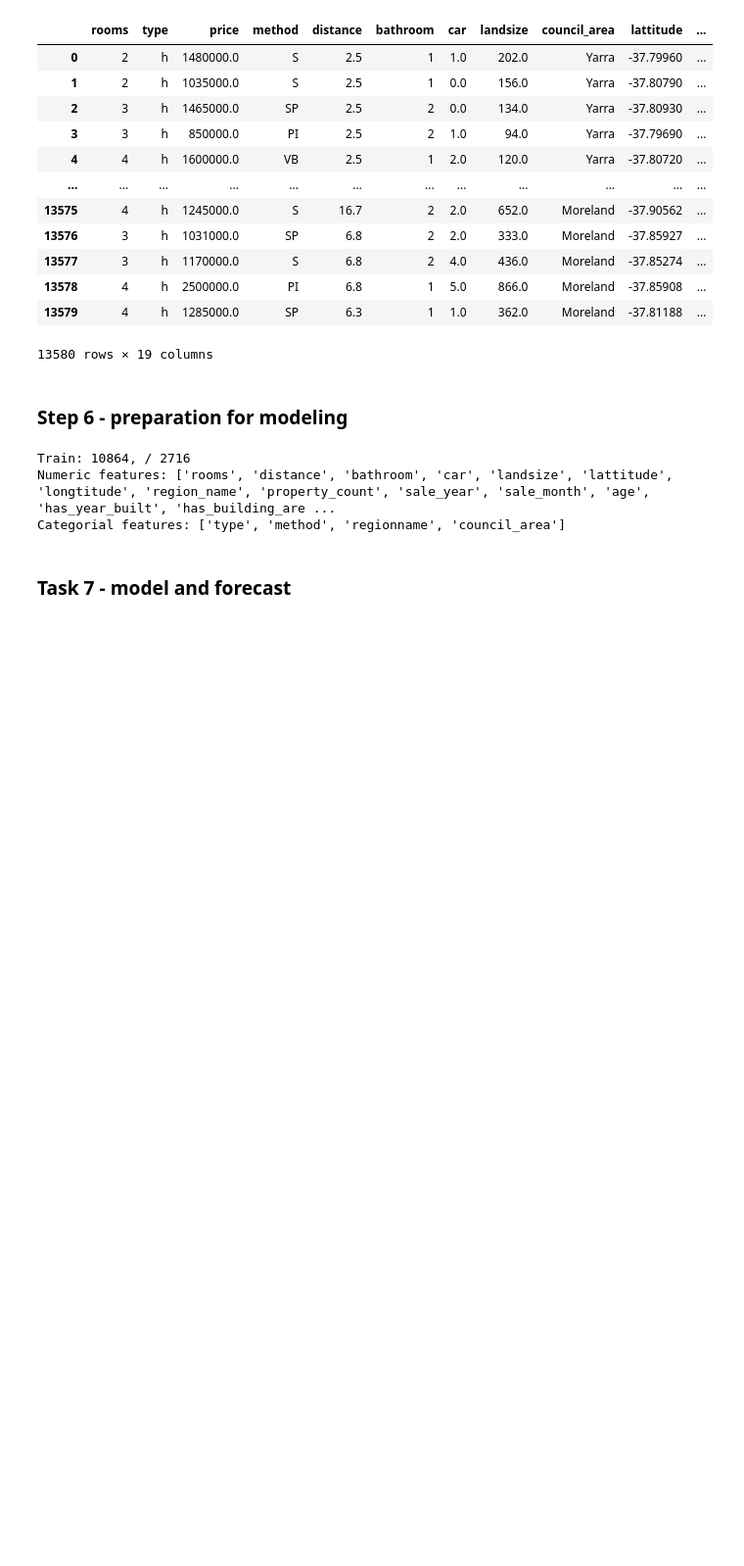
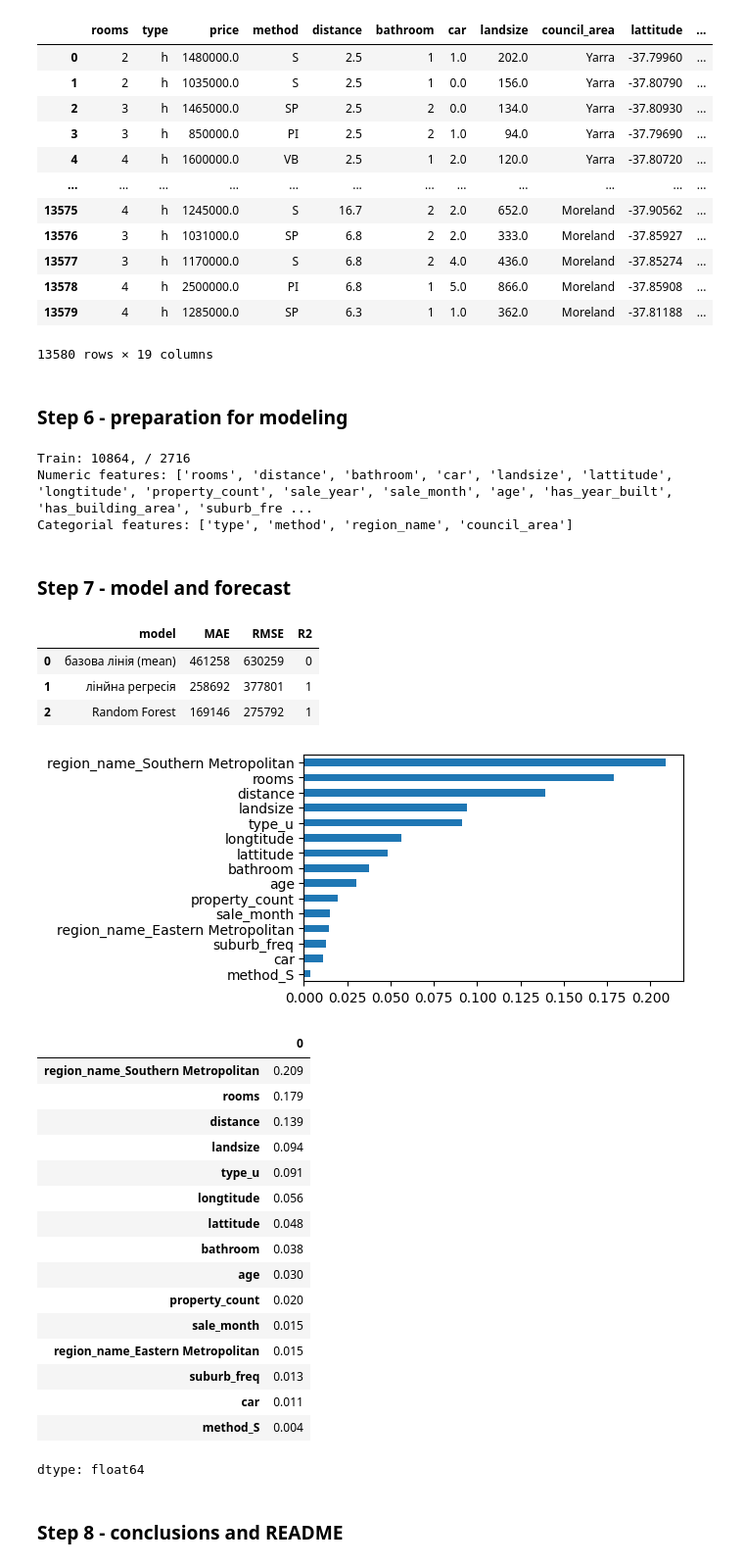
Before and after one commit to zzzer0-wav/Melbourne_Housing, a Jupyter notebook: notebooks/melbourne_housing.ipynb, the cells around one changed output. Shown at 98% size. Cells and saved outputs as stored; diff of their text form; code cells hidden in the pictures; blank space fills up the shorter version.

```diff
--- a/notebooks/melbourne_housing.ipynb
+++ b/notebooks/melbourne_housing.ipynb
@@ -391,7 +391,7 @@ y = fe['price']
 X = fe.drop(columns=['price'])
 
 # dividing columns into cat and num
-cat_cols = ['type', 'method', 'regionname', 'council_area']
+cat_cols = ['type', 'method', 'region_name', 'council_area']
 num_cols = [c for c in X.columns if c not in cat_cols]
 
 # Coding cat and num columns (ColumnTransformer)
@@ -416,40 +416,80 @@ print(f'Numeric features: {num_cols}')
 print(f'Categorial features: {cat_cols}')
 # %% [output]
 Train: 10864, / 2716
-Numeric features: ['rooms', 'distance', 'bathroom', 'car', 'landsize', 'lattitude', 'longtitude', 'region_name', 'property_count', 'sale_year', 'sale_month', 'age', 'has_year_built', 'has_building_are ...
-Categorial features: ['type', 'method', 'regionname', 'council_area']
+Numeric features: ['rooms', 'distance', 'bathroom', 'car', 'landsize', 'lattitude', 'longtitude', 'property_count', 'sale_year', 'sale_month', 'age', 'has_year_built', 'has_building_area', 'suburb_fre ...
+Categorial features: ['type', 'method', 'region_name', 'council_area']
 # %% [markdown]
-### Task 7 - model and forecast
+### Step 7 - model and forecast
 # %%
 from sklearn.dummy import DummyRegressor
 from sklearn.linear_model import LinearRegression
 from sklearn.ensemble import RandomForestRegressor
 from sklearn.metrics import mean_absolute_error, mean_squared_error, r2_score
 
-
+# Small function that teach model and print metrics
 def evaluate(model, name):
-  pipe = Pipeline({
+  pipe = Pipeline([
       ('prep', preprocess),
       ('model', model)
-  })
+  ])
   pipe.fit(X_train, y_train)
   pred = pipe.predict(X_test)
   return pipe, {
       'model':name,
       'MAE':round(mean_absolute_error(y_test, pred)),
-      'RMSE':round(nq.sqrt(mean_squared_error(y_test, pred))),
+      'RMSE':round(np.sqrt(mean_squared_error(y_test, pred))),
       'R2':round(r2_score(y_test, pred))
   }
 
-  _, r0 = evaluate(DummyRegressor(strategy='mean'), 'базова лiнiя (mean)')
-  _, r1 = evaluate(LinearRegression(), 'лiнйна регресiя')
-  rf_pipe, r2 = evaluate(
-      RandomForestRegressor(
-          n_estimators=200,
-          random_state=RANDOM_STATE,
-          n_jobs=-1
-      ),
-      'Random Forest'
-  )
+# Calling evaluate
+_, r0 = evaluate(DummyRegressor(strategy='mean'), 'базова лiнiя (mean)')
+_, r1 = evaluate(LinearRegression(), 'лiнйна регресiя')
+rf_pipe, r2 = evaluate(
+    RandomForestRegressor(
+        n_estimators=50,
+        random_state=RANDOM_STATE,
+        n_jobs=-1
+    ),
+    'Random Forest'
+)
 
-  pd.DataFrame([r0, r1, r2])
+pd.DataFrame([r0, r1, r2])
+# %% [output]
+|  | model | MAE | RMSE | R2 |
+| 0 | базова лiнiя (mean) | 461258 | 630259 | 0 |
+| 1 | лiнйна регресiя | 258692 | 377801 | 1 |
+| 2 | Random Forest | 169146 | 275792 | 1 |
+# %%
+ohe_names = rf_pipe.named_steps['prep'].named_transformers_['cat'] \
+            .named_steps['ohe'].get_feature_names_out(cat_cols)
+
+feat_names = list(num_cols) + list(ohe_names)
+imp = pd.Series(rf_pipe.named_steps['model'].feature_importances_, index=feat_names) \
+      .sort_values(ascending=False).head(15)
+
+plt.figure(figsize=(5, 3))
+imp[::-1].plot.barh()
+plt.show()
+
+imp.round(3)
+# %% [output]
+[figure, added]
+|  | 0 |
+| region_name_Southern Metropolitan | 0.209 |
+| rooms | 0.179 |
+| distance | 0.139 |
+| landsize | 0.094 |
+| type_u | 0.091 |
+| longtitude | 0.056 |
+| lattitude | 0.048 |
+| bathroom | 0.038 |
+| age | 0.030 |
+| property_count | 0.020 |
+| sale_month | 0.015 |
+| region_name_Eastern Metropolitan | 0.015 |
+| suburb_freq | 0.013 |
+| car | 0.011 |
+| method_S | 0.004 |
+dtype: float64
+# %% [markdown]
+### Step 8 - conclusions and README
```
Also changed, not shown: parts of 2 cells of this notebook.
